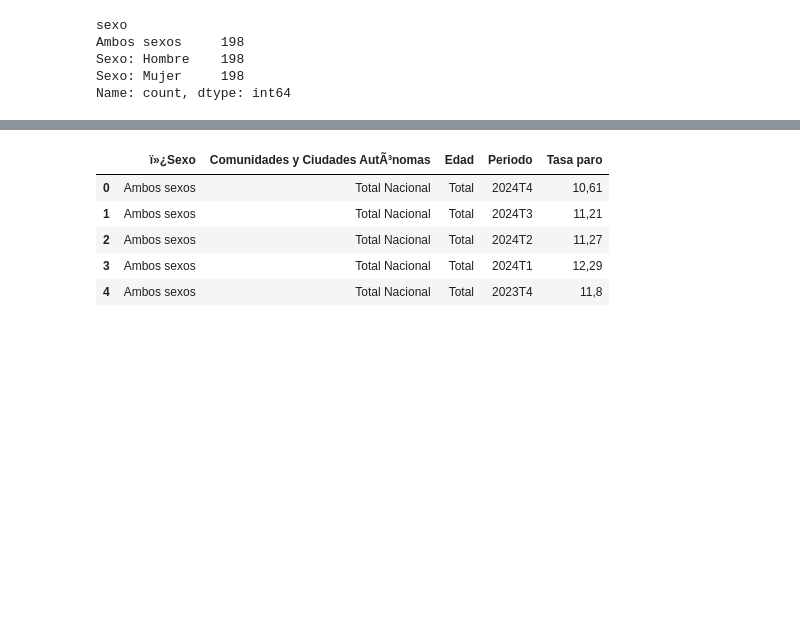
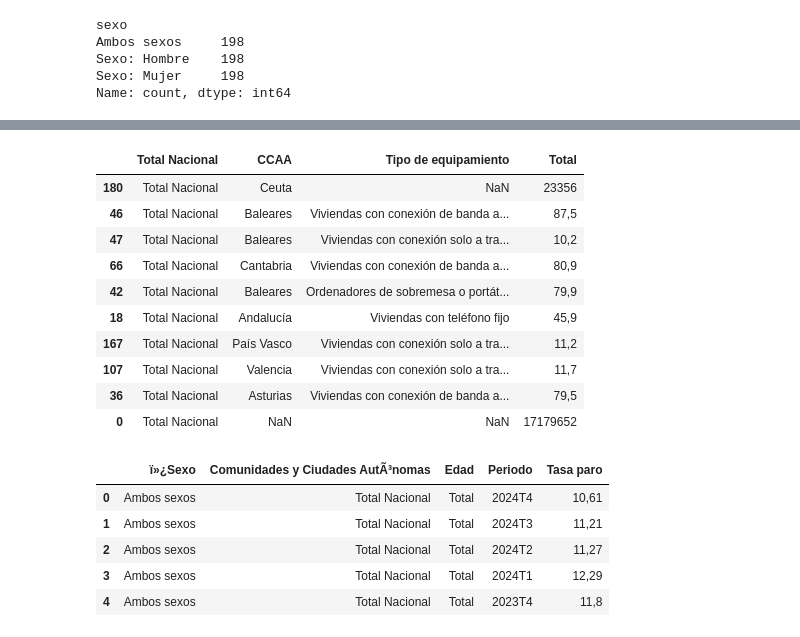
Before and after one commit to sara-arranz/PowerBI_Brecha_Digital, a Jupyter notebook: transformaciones/dataset_global.ipynb, the cells around one changed output, grey strips where cells are left out. Cells and saved outputs as stored; diff of their text form; code cells hidden in the pictures; blank space fills up the shorter version.

```diff
--- a/transformaciones/dataset_global.ipynb
+++ b/transformaciones/dataset_global.ipynb
@@ -115,0 +384,13 @@ df_equipamiento.sample(10)
+# %%
+mapeo_variables = {
+    'Ordenadores de cualquier tipo: incluidos netbooks, tablets, de mano, etc.': 'Ordenadores de cualquier tipo: incluidos netbooks, tablets, de mano, etc.',
+    'Ordenadores de sobremesa o portï¿½til (no incluye tablet)': 'Ordenadores de sobremesa o portátil (no incluye tablet)',
+    'Ordenadores tipo Tablet': 'Ordenadores tipo Tablet',
+    'Viviendas que disponen de acceso a Internet': 'Viviendas que disponen de acceso a Internet',
+    'Viviendas con conexiï¿½n de Banda Ancha': 'Viviendas con conexión de Banda Ancha',
+    'Viviendas con conexiï¿½n de banda ancha fija': 'Viviendas con conexión de banda ancha fija',
+    'Viviendas con conexiï¿½n solo a travï¿½s de banda ancha  mï¿½vil': 'Viviendas con conexión solo a través de banda ancha móvil',
+    'Viviendas con telï¿½fono fijo': 'Viviendas con teléfono fijo',
+    'Viviendas con telï¿½fono mï¿½vil': 'Viviendas con teléfono móvil'
+}
+df_equipamiento['Tipo de equipamiento'] = df_equipamiento['Tipo de equipamiento'].map(mapeo_variables)
@@ -115,0 +410,14 @@ df_equipamiento.sample(10)
+# %%
+df_equipamiento.sample(10)
+# %% [output]
+|  | Total Nacional | CCAA | Tipo de equipamiento | Total |
+| 180 | Total Nacional | Ceuta | NaN | 23356 |
+| 46 | Total Nacional | Baleares | Viviendas con conexión de banda a... | 87,5 |
+| 47 | Total Nacional | Baleares | Viviendas con conexión solo a tra... | 10,2 |
+| 66 | Total Nacional | Cantabria | Viviendas con conexión de banda a... | 80,9 |
+| 42 | Total Nacional | Baleares | Ordenadores de sobremesa o portát... | 79,9 |
+| 18 | Total Nacional | Andalucía | Viviendas con teléfono fijo | 45,9 |
+| 167 | Total Nacional | País Vasco | Viviendas con conexión solo a tra... | 11,2 |
+| 107 | Total Nacional | Valencia | Viviendas con conexión solo a tra... | 11,7 |
+| 36 | Total Nacional | Asturias | Viviendas con conexión de banda a... | 79,5 |
+| 0 | Total Nacional | NaN | NaN | 17179652 |
```
Also changed, not shown: parts of 54 cells of this notebook, 3 other files.
